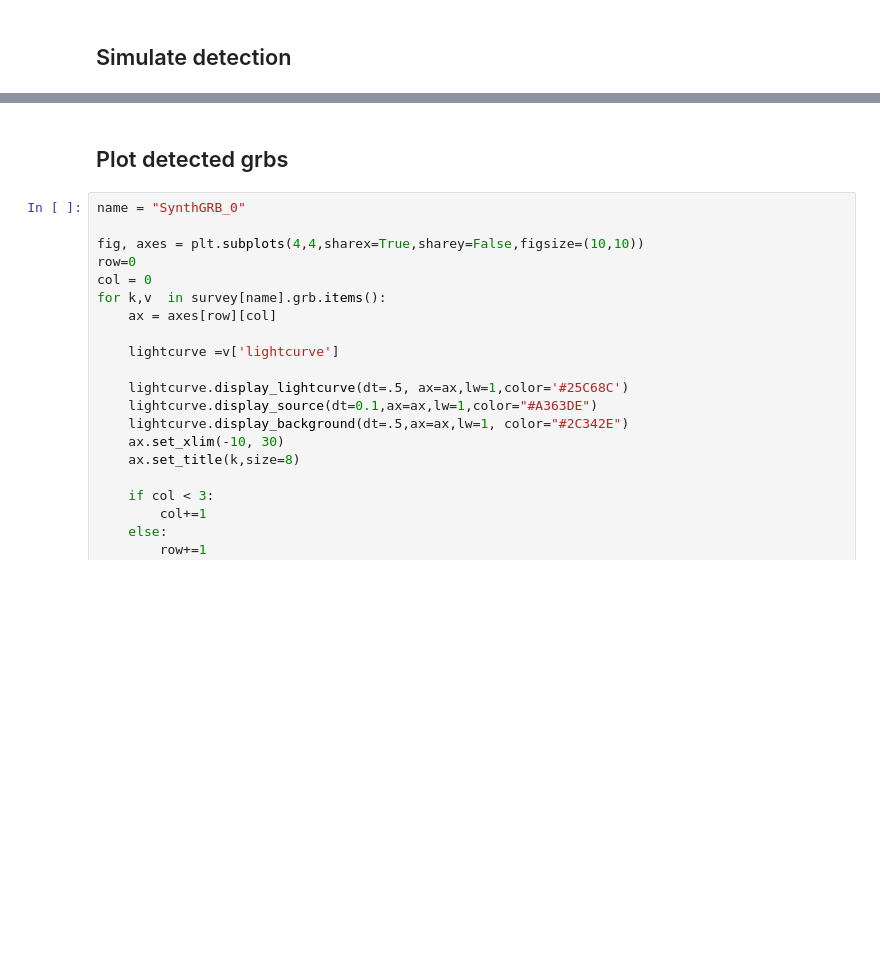
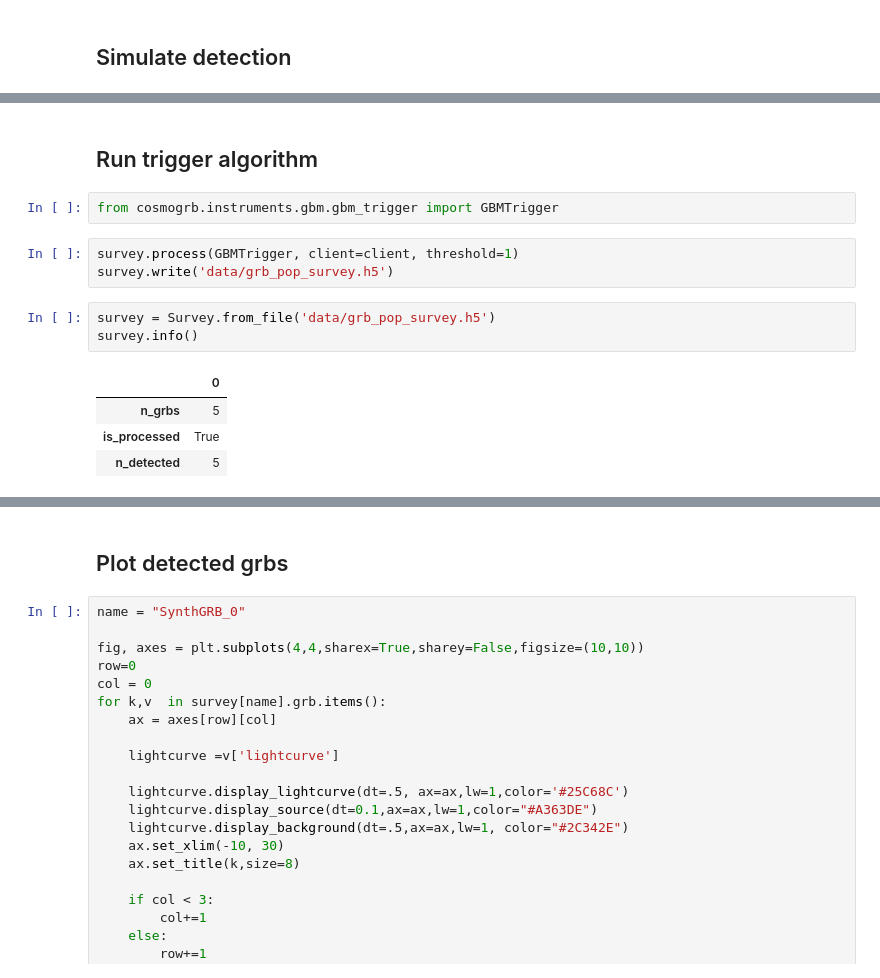
Before and after one commit to cescalara/zusammen, a Jupyter notebook: examples/simulate.ipynb, the cells around one changed output, grey strips where cells are left out. Drawn from its saved outputs; the diff is of its cells as text; blank space fills up the shorter version.

Commit message:
Add GBM tigger and check detected bursts in 3ML

```diff
--- a/examples/simulate.ipynb
+++ b/examples/simulate.ipynb
@@ -123 +130,16 @@ survey.info()
 | is_processed | False |
+# %% [markdown]
+## Run trigger algorithm
+# %%
+from cosmogrb.instruments.gbm.gbm_trigger import GBMTrigger
+# %%
+survey.process(GBMTrigger, client=client, threshold=1)
+survey.write('data/grb_pop_survey.h5')
+# %%
+survey = Survey.from_file('data/grb_pop_survey.h5')
+survey.info()
+# %% [output]
+|  | 0 |
+| n_grbs | 5 |
+| is_processed | True |
+| n_detected | 5 |
```
Also changed, not shown: parts of 10 cells of this notebook, 1 other file.
